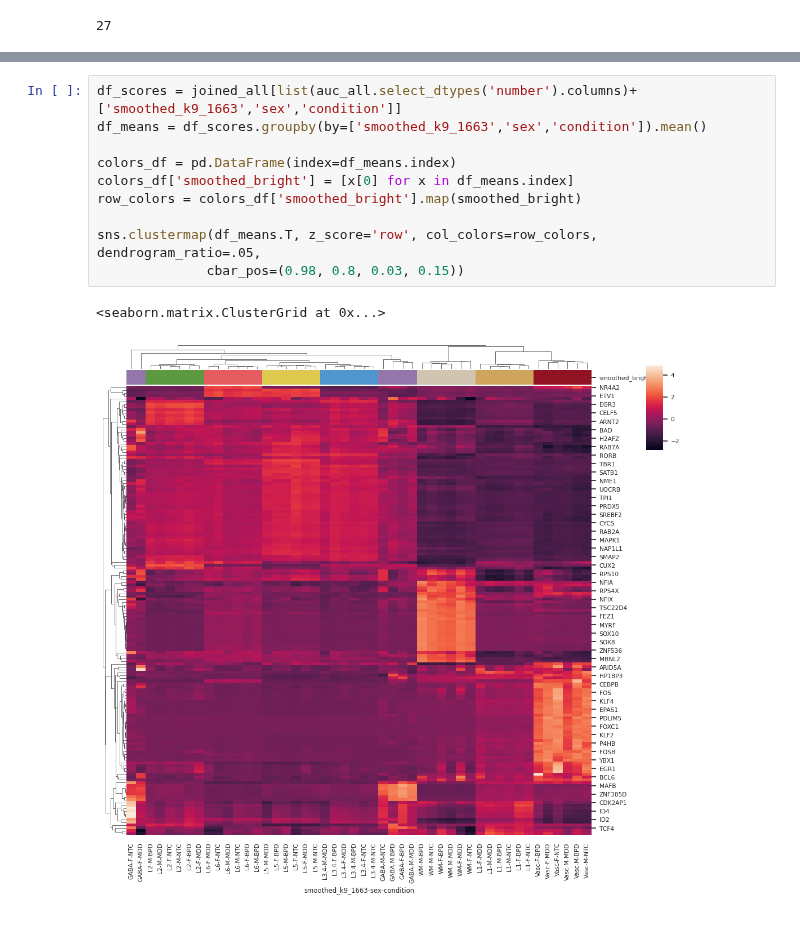
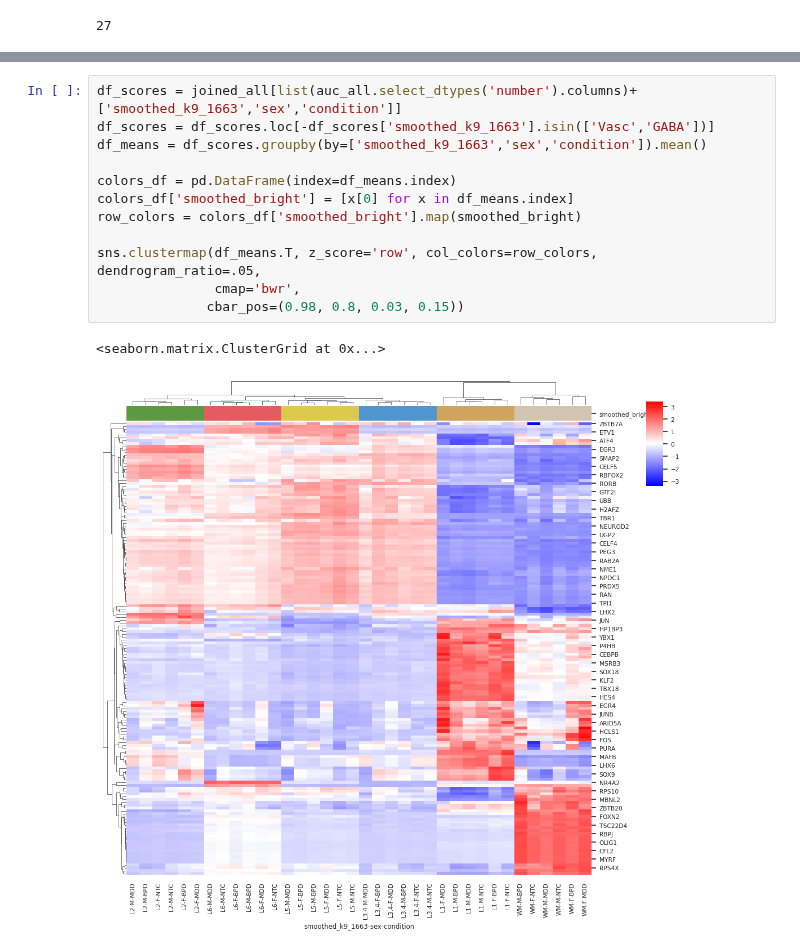
Before and after one commit to LieberInstitute/spatialDLPFC_mdd_bpd, a Jupyter notebook: code/09_SCENIC/05_explore-AUCell_output.ipynb, the cells around one changed output, grey strips where cells are left out. Cells and saved outputs as stored; diff of their text form.

```diff
--- a/code/09_SCENIC/05_explore-AUCell_output.ipynb
+++ b/code/09_SCENIC/05_explore-AUCell_output.ipynb
@@ -295,15 +299,17 @@ sns.clustermap(df_means[tfDEGs].T, z_score='row', col_colors=row_colors, dendrog
 # %%
 df_scores = joined_all[list(auc_all.select_dtypes('number').columns)+['smoothed_k9_1663','sex','condition']]
+df_scores = df_scores.loc[-df_scores['smoothed_k9_1663'].isin(['Vasc','GABA'])]
 df_means = df_scores.groupby(by=['smoothed_k9_1663','sex','condition']).mean()
 
 colors_df = pd.DataFrame(index=df_means.index)
 colors_df['smoothed_bright'] = [x[0] for x in df_means.index]
 row_colors = colors_df['smoothed_bright'].map(smoothed_bright)
 
 sns.clustermap(df_means.T, z_score='row', col_colors=row_colors, dendrogram_ratio=.05,
+               cmap='bwr',
               cbar_pos=(0.98, 0.8, 0.03, 0.15))
 # %% [output]
 <seaborn.matrix.ClusterGrid at 0x...>
-[figure, old version]
+[figure, new version]
 # %%
 sns.clustermap(df_means[tfDEGs].T, z_score='row', col_colors=row_colors, dendrogram_ratio=.05,
```
Also changed, not shown: parts of 6 cells of this notebook.
